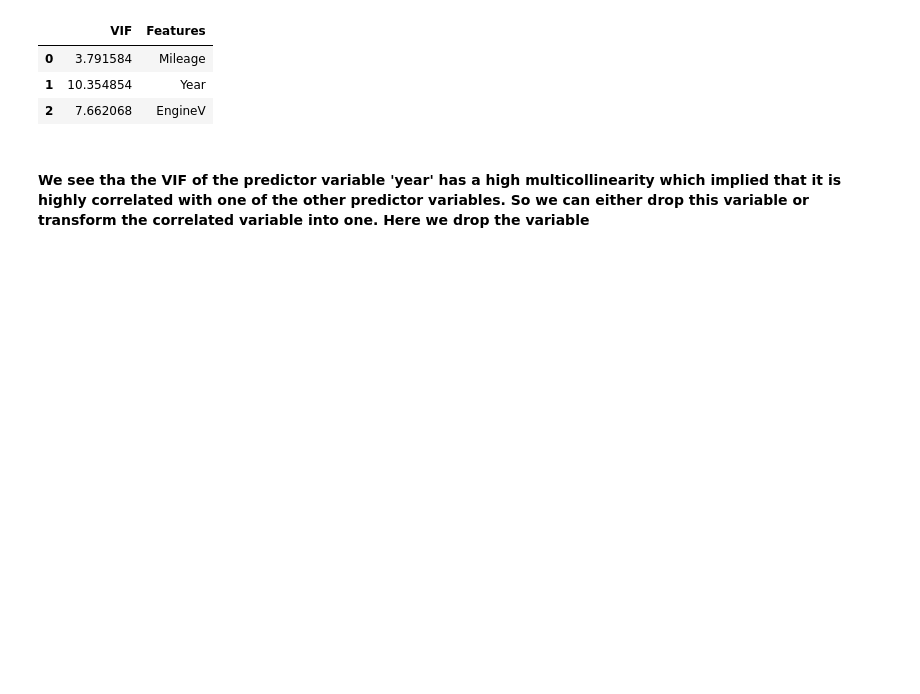
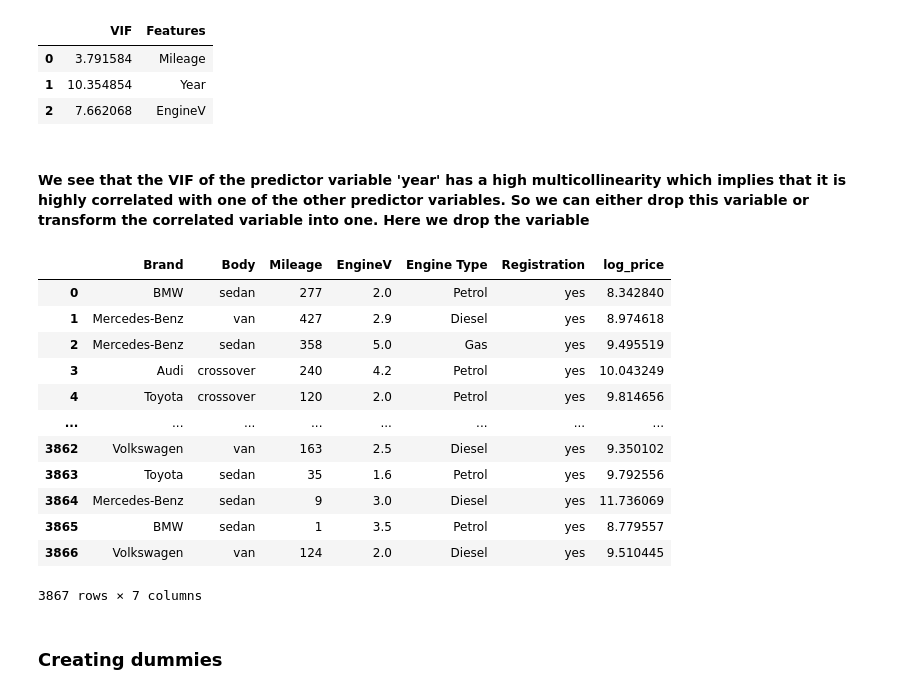
Before and after one commit to liyi54/regressions, a Jupyter notebook: Practical Example Linear Regression.ipynb, the cells around one changed output. Saved outputs shown, nothing was run; the diff lists cells and outputs as text; code cells hidden in the pictures; blank space fills up the shorter version.

```diff
--- a/Practical Example Linear Regression.ipynb
+++ b/Practical Example Linear Regression.ipynb
@@ -223,6 +223,24 @@ vif
 | 1 | 10.354854 | Year |
 | 2 | 7.662068 | EngineV |
 # %% [markdown]
-#### We see tha the VIF of the predictor variable 'year' has a high multicollinearity which implied that it is highly correlated with one of the other predictor variables. So we can either drop this variable or transform the correlated variable into one. Here we drop the variable
+#### We see that the VIF of the predictor variable 'year' has a high multicollinearity which implies that it is highly correlated with one of the other predictor variables. So we can either drop this variable or transform the correlated variable into one. Here we drop the variable
 # %%
 data_no_multicollinearity = data_cleaned.drop(['Year'],axis = 1)
+# %%
+data_no_multicollinearity
+# %% [output]
+|  | Brand | Body | Mileage | EngineV | Engine Type | Registration | log_price |
+| 0 | BMW | sedan | 277 | 2.0 | Petrol | yes | 8.342840 |
+| 1 | Mercedes-Benz | van | 427 | 2.9 | Diesel | yes | 8.974618 |
+| 2 | Mercedes-Benz | sedan | 358 | 5.0 | Gas | yes | 9.495519 |
+| 3 | Audi | crossover | 240 | 4.2 | Petrol | yes | 10.043249 |
+| 4 | Toyota | crossover | 120 | 2.0 | Petrol | yes | 9.814656 |
+| ... | ... | ... | ... | ... | ... | ... | ... |
+| 3862 | Volkswagen | van | 163 | 2.5 | Diesel | yes | 9.350102 |
+| 3863 | Toyota | sedan | 35 | 1.6 | Petrol | yes | 9.792556 |
+| 3864 | Mercedes-Benz | sedan | 9 | 3.0 | Diesel | yes | 11.736069 |
+| 3865 | BMW | sedan | 1 | 3.5 | Petrol | yes | 8.779557 |
+| 3866 | Volkswagen | van | 124 | 2.0 | Diesel | yes | 9.510445 |
+3867 rows × 7 columns
+# %% [markdown]
+### Creating dummies
```
Also changed, not shown: parts of 36 cells of this notebook.
